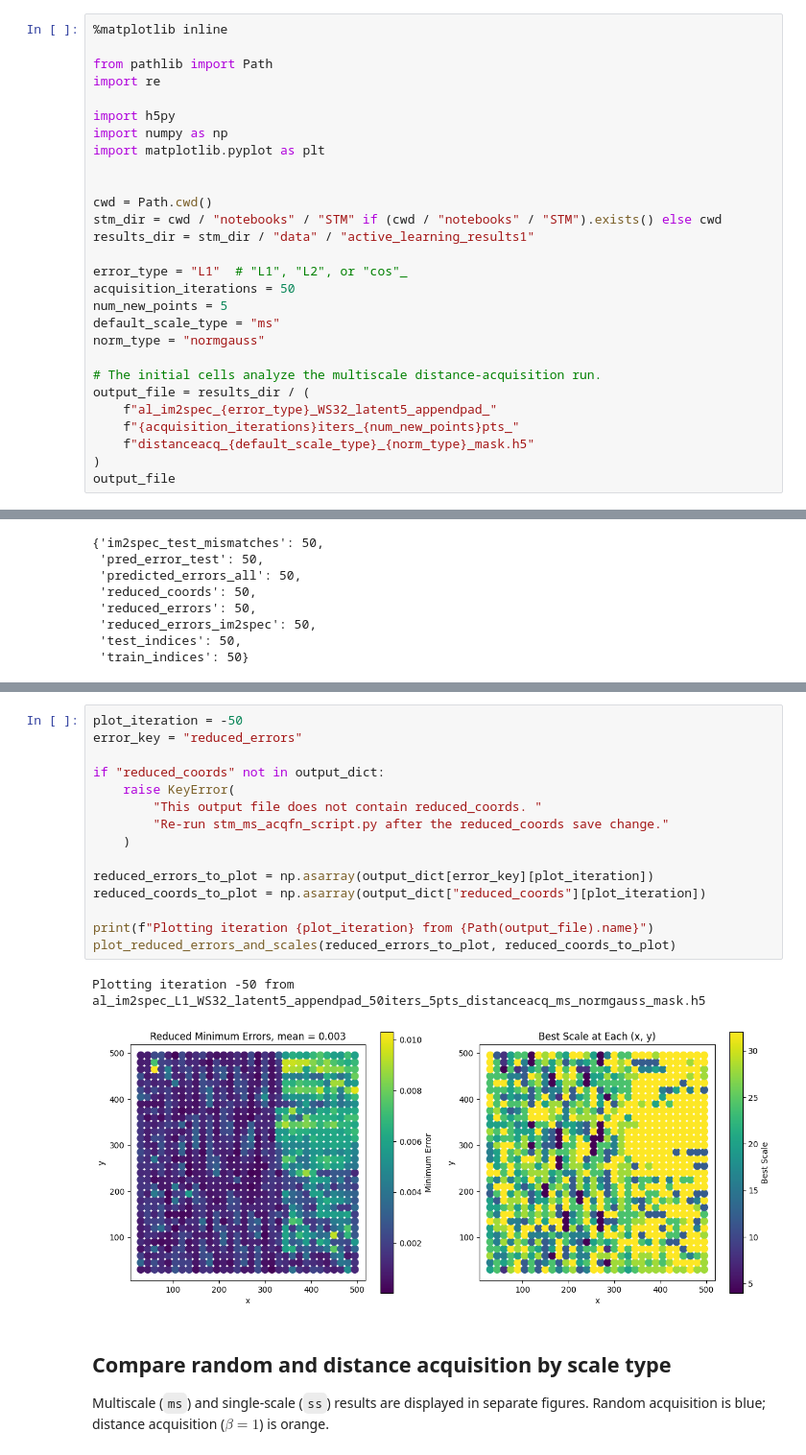
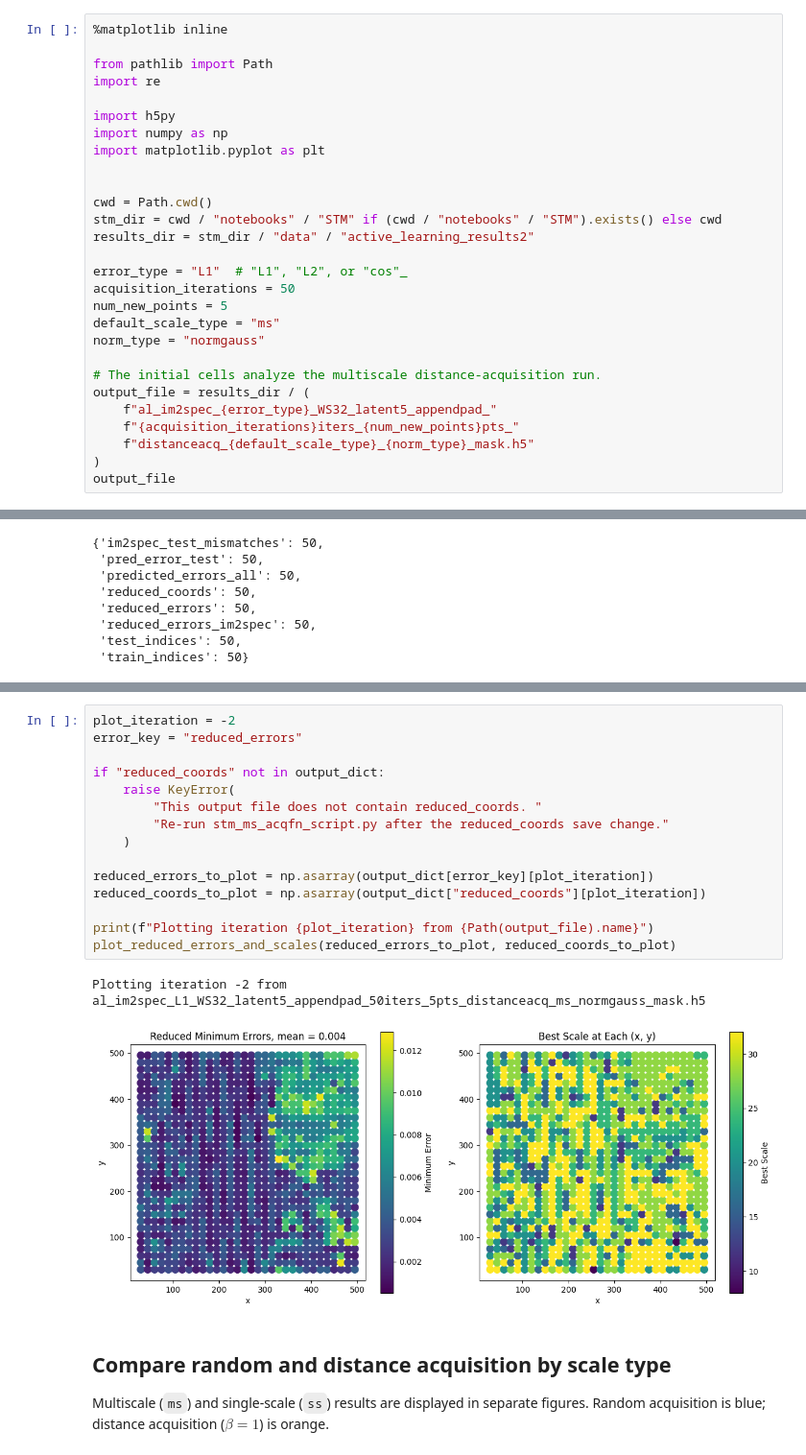
Before and after one commit to gnganesh99/NN_Error, a Jupyter notebook: notebooks/STM/acfn_output_analysis1.ipynb, the cells around one changed output, grey strips where cells are left out. Shown at 96% size. Drawn from its saved outputs; the diff is of its cells as text.

```diff
--- a/notebooks/STM/acfn_output_analysis1.ipynb
+++ b/notebooks/STM/acfn_output_analysis1.ipynb
@@ -15,7 +15,7 @@ import matplotlib.pyplot as plt
 
 cwd = Path.cwd()
 stm_dir = cwd / "notebooks" / "STM" if (cwd / "notebooks" / "STM").exists() else cwd
-results_dir = stm_dir / "data" / "active_learning_results1"
+results_dir = stm_dir / "data" / "active_learning_results2"
 
 error_type = "L1"  # "L1", "L2", or "cos"_
 acquisition_iterations = 50
@@ -164,21 +164,21 @@ plt.show()
 # %%
-plot_iteration = -50
+plot_iteration = -2
 error_key = "reduced_errors"
 
 if "reduced_coords" not in output_dict:
     raise KeyError(
         "This output file does not contain reduced_coords. "
         "Re-run stm_ms_acqfn_script.py after the reduced_coords save change."
     )
 
 reduced_errors_to_plot = np.asarray(output_dict[error_key][plot_iteration])
 reduced_coords_to_plot = np.asarray(output_dict["reduced_coords"][plot_iteration])
 
 print(f"Plotting iteration {plot_iteration} from {Path(output_file).name}")
 plot_reduced_errors_and_scales(reduced_errors_to_plot, reduced_coords_to_plot)
 # %% [output]
-Plotting iteration -50 from al_im2spec_L1_WS32_latent5_appendpad_50iters_5pts_distanceacq_ms_normgauss_mask.h5
+Plotting iteration -2 from al_im2spec_L1_WS32_latent5_appendpad_50iters_5pts_distanceacq_ms_normgauss_mask.h5
-[figure, old version]
+[figure, new version]
 # %% [markdown]
 ## Compare random and distance acquisition by scale type
 
```
Also changed, not shown: parts of 6 cells of this notebook, 16 other files.
